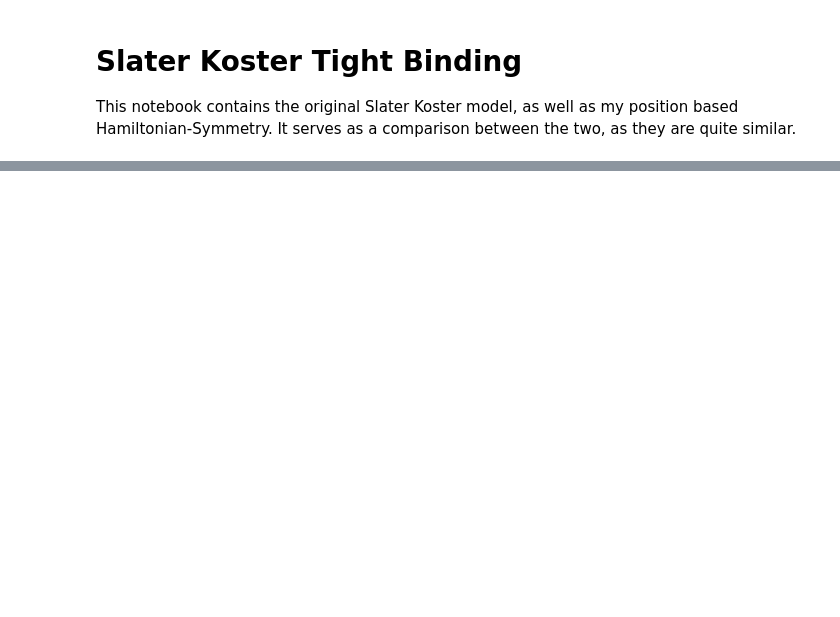
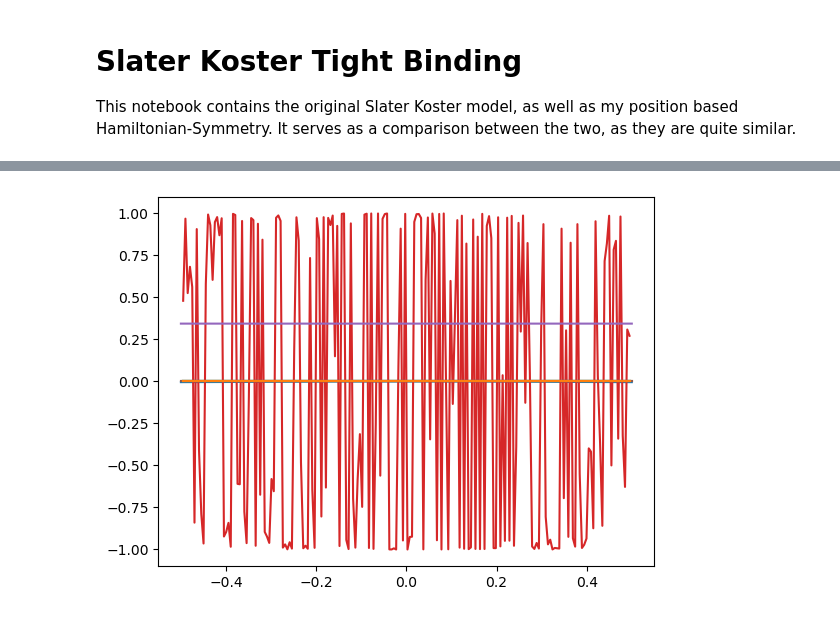
Before and after one commit to redweasel/tight-binding, a Jupyter notebook: notebooks/SlaterKosterTightBinding.ipynb, the cells around one changed output, grey strips where cells are left out. Drawn from its saved outputs; the diff is of its cells as text; code cells hidden in the pictures; blank space fills up the shorter version.

```diff
--- a/notebooks/SlaterKosterTightBinding.ipynb
+++ b/notebooks/SlaterKosterTightBinding.ipynb
@@ -67,0 +77,12 @@ fs.plot_2D_fermi_surface(tb_nitinol, fermi_energy, N=63)
+# %%
+# plot how the unitary rotation matrices behave by plotting
+# a few components of the matrices along a k-line
+k_x = np.linspace(-0.5, 0.5, 200)
+k_line = k_x[:,None] * np.array([[1, 0, 0]]) + np.array([[1, 1, 1]]) * 0.0
+Uk = np.linalg.eigh(tb_nitinol.f(k_line))[1]
+for i in range(6):
+    plt.plot(k_x, np.abs(Uk[:,0,i]) * np.real(Uk[:,1,i] / Uk[:,0,i]))
+    plt.plot(k_x, np.abs(Uk[:,0,i]) * np.real(Uk[:,2,i] / Uk[:,0,i]))
+plt.show()
+# %% [output]
+[figure, added]
```
Also changed, not shown: parts of 4 cells of this notebook, 9 other files.
